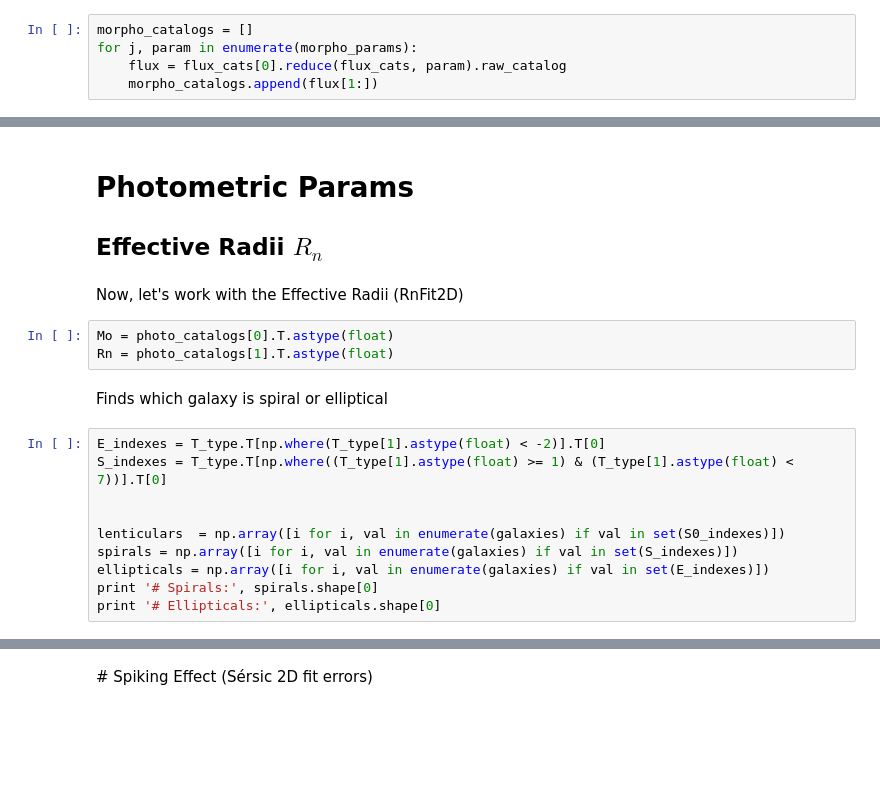
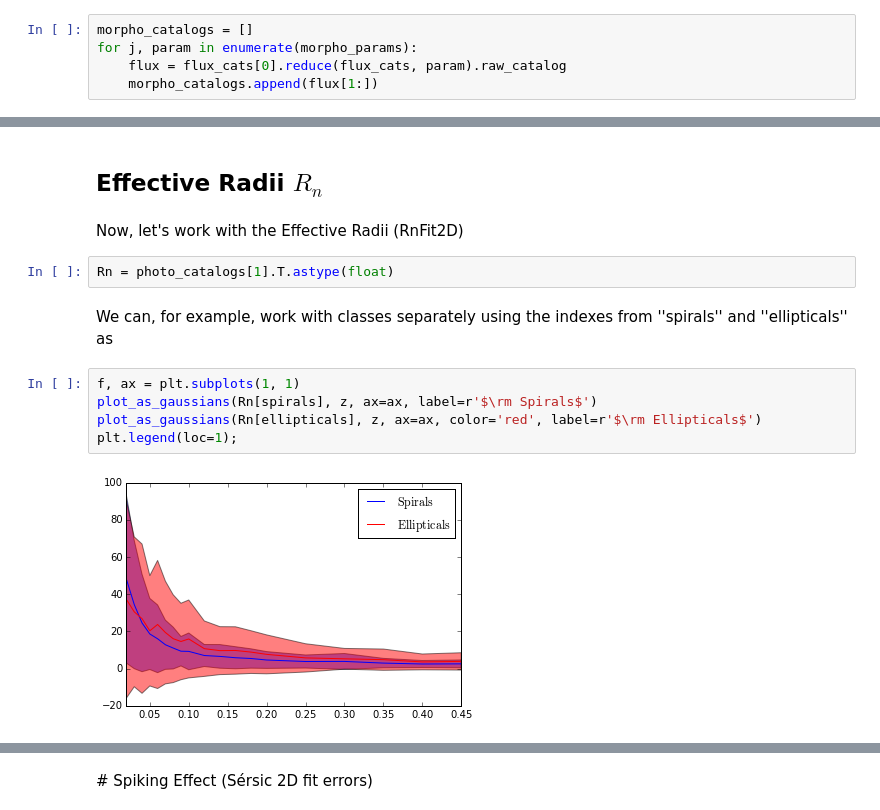
Before and after one commit to astroferreira/mfmtk-utils, a Jupyter notebook: notebooks/FERENGI Data Reduction.ipynb, the cells around one changed output, grey strips where cells are left out. Saved outputs shown, nothing was run; the diff lists cells and outputs as text; blank space fills up the shorter version.

```diff
--- a/notebooks/FERENGI Data Reduction.ipynb
+++ b/notebooks/FERENGI Data Reduction.ipynb
@@ -72,21 +104,16 @@ z = np.array(redshifts).astype(float)
 # %% [markdown]
-# Photometric Params
 ## Effective Radii $R_n$
 # %% [markdown]
 <div id="rnandn"></div>
 Now, let's work with the Effective Radii (RnFit2D)
 # %%
-Mo = photo_catalogs[0].T.astype(float)
 Rn = photo_catalogs[1].T.astype(float)
-# %% [markdown]
-Finds which galaxy is spiral or elliptical
-# %%
-E_indexes = T_type.T[np.where(T_type[1].astype(float) < -2)].T[0]
-S_indexes = T_type.T[np.where((T_type[1].astype(float) >= 1) & (T_type[1].astype(float) < 7))].T[0]
-
-
-lenticulars  = np.array([i for i, val in enumerate(galaxies) if val in set(S0_indexes)])
-spirals = np.array([i for i, val in enumerate(galaxies) if val in set(S_indexes)])
-ellipticals = np.array([i for i, val in enumerate(galaxies) if val in set(E_indexes)])
-print '# Spirals:', spirals.shape[0]
-print '# Ellipticals:', ellipticals.shape[0]
+# %% [markdown]
+We can, for example, work with classes separately using the indexes from ''spirals'' and ''ellipticals'' as
+# %%
+f, ax = plt.subplots(1, 1)
+plot_as_gaussians(Rn[spirals], z, ax=ax, label=r'$\rm Spirals$')
+plot_as_gaussians(Rn[ellipticals], z, ax=ax, color='red', label=r'$\rm Ellipticals$')
+plt.legend(loc=1);
+# %% [output]
+[figure, added]
```
Also changed, not shown: parts of 117 cells of this notebook, 2 other files.
